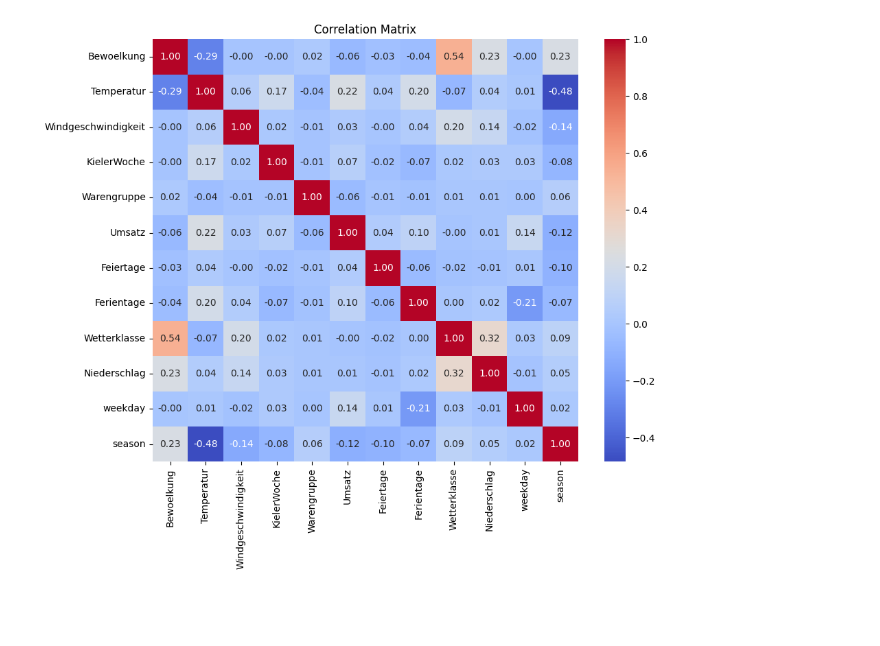
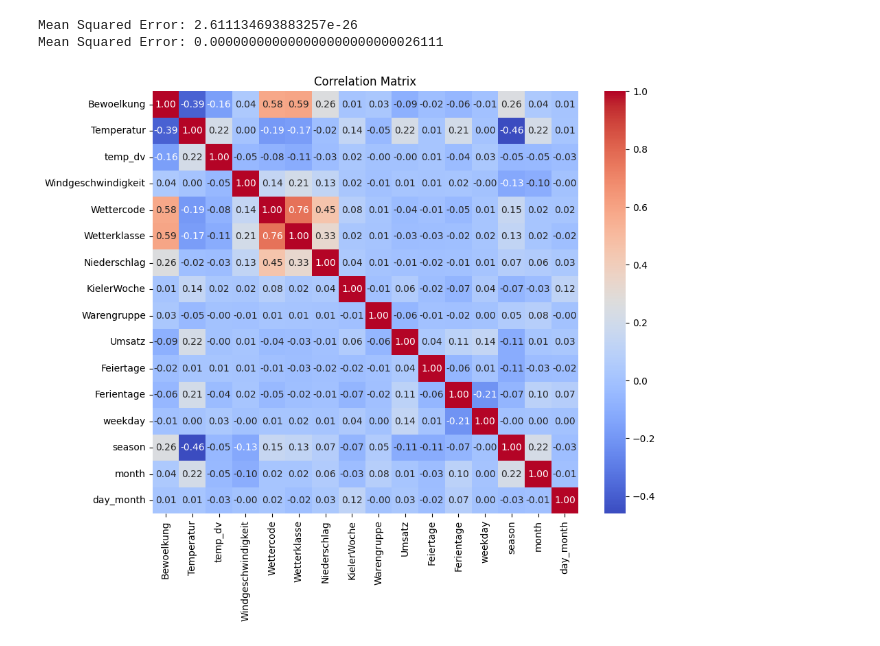
Before and after one commit to BossyNine/bakery_sales_prediction, a Jupyter notebook: 2_BaselineModel/linear_regression_model.ipynb, the cells around one changed output. Drawn from its saved outputs; the diff is of its cells as text; code cells hidden in the pictures; blank space fills up the shorter version.

Commit message:
improved linear regression base model

```diff
--- a/2_BaselineModel/linear_regression_model.ipynb
+++ b/2_BaselineModel/linear_regression_model.ipynb
@@ -35,3 +187,43 @@ Notes:
+# %%
+import pandas as pd
+from sklearn.model_selection import train_test_split
+from sklearn.linear_model import LinearRegression
+from sklearn.metrics import mean_squared_error
+
+url = "/workspaces/bakery_sales_prediction/sourcedata/cleaned_data/8_encoded_variables.csv"
+df = pd.read_csv(url)
+
+#df = umsatzdaten.copy()
+
+# Step 1: Load the dataset (assuming your dataset is already loaded into 'df')
+# df = pd.read_pickle('path/to/your_cleaned_encoded_data.pkl')
+
+# Ensure the 'Datum' column is in datetime format
+#df['Datum'] = pd.to_datetime(df['Datum'], errors='coerce')
+
+# Step 2: Define the target column and feature columns
+y = df['Umsatz']
+X = df.drop(['Umsatz', 'Datum'], axis=1)  # Exclude only the target column
+
+# No need to explicitly identify numerical columns if all features are already processed and ready for modeling
+
+# Step 3: Split the dataset into training and testing sets
+X_train, X_test, y_train, y_test = train_test_split(X, y, test_size=0.3, random_state=42)
+
+# Step 4: Create and fit the linear regression model
+model = LinearRegression()
+model.fit(X_train, y_train)
+
+# Step 5: Make predictions on the test set
+predictions = model.predict(X_test)
+
+# Step 6: Evaluate the model
+mse = mean_squared_error(y_test, predictions)
+print(f"Mean Squared Error: {mse}")
+print("Mean Squared Error: {:.30f}".format(mse))  # Adjust the number of decimal places as needed
+# %% [output]
+Mean Squared Error: 2.611134693883257e-26
+Mean Squared Error: 0.000000000000000000000000026111
 # %%
 # Make the linear model
 
@@ -54,12 +241,12 @@ import matplotlib.pyplot as plt
 # %%
 # Calculate correlation matrix
-corr_matrix = umsatzdaten[['Bewoelkung', 'Temperatur', 'Windgeschwindigkeit', 'KielerWoche', 'Warengruppe', 'Umsatz',
-                           'Feiertage', 'Ferientage', 'Wetterklasse', 'Niederschlag', 'weekday', 'season']].corr()
+corr_matrix = umsatzdaten[['Bewoelkung', 'Temperatur', 'temp_dv', 'Windgeschwindigkeit', 'Wettercode', 'Wetterklasse', 'Niederschlag', 'KielerWoche', 'Warengruppe', 'Umsatz',
+                           'Feiertage', 'Ferientage', 'weekday', 'season', 'month', 'day_month']].corr()
 
 # Plot heatmap
 plt.figure(figsize=(10, 8))  # Adjust size as needed
 sns.heatmap(corr_matrix, annot=True, cmap='coolwarm', fmt=".2f")
 plt.title('Correlation Matrix')
 plt.show()
 # %% [output]
-[figure, old version]
+[figure, new version]
```
Also changed, not shown: parts of 9 cells of this notebook, 3 other files.
